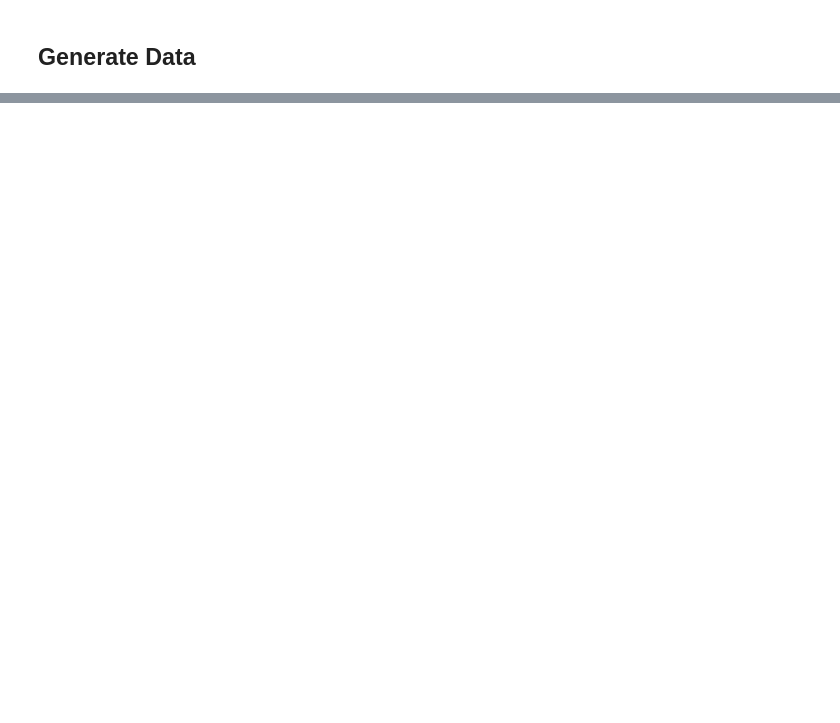
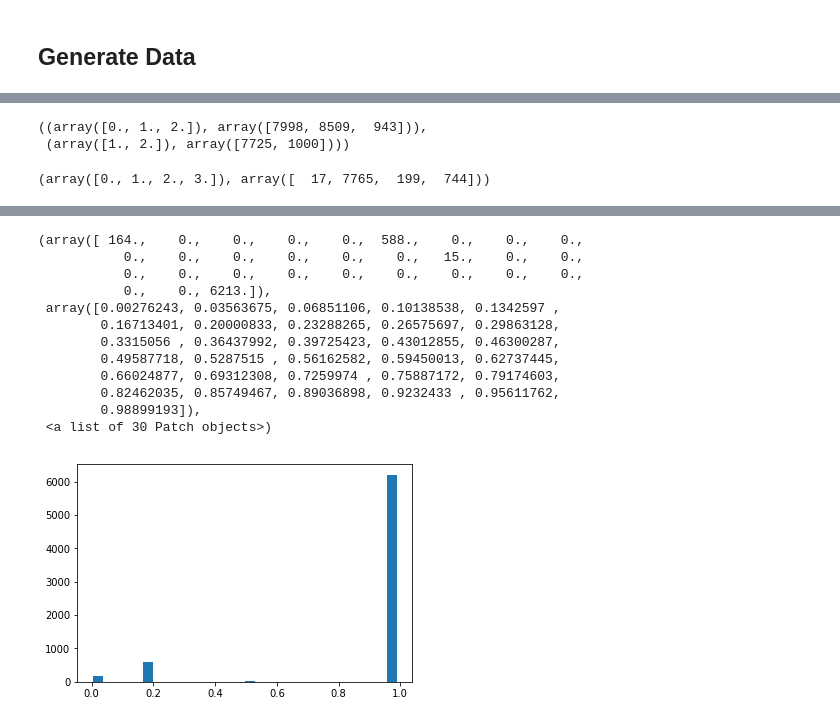
Before and after one commit to tsy935/metal, a Jupyter notebook: metal/contrib/slicing/synthetics/synthetics-sandbox.ipynb, the cells around one changed output, grey strips where cells are left out. Saved outputs shown, nothing was run; the diff lists cells and outputs as text; code cells hidden in the pictures; blank space fills up the shorter version.

```diff
--- a/metal/contrib/slicing/synthetics/synthetics-sandbox.ipynb
+++ b/metal/contrib/slicing/synthetics/synthetics-sandbox.ipynb
@@ -434,5 +23,0 @@ display_scores(scores, experiment_config['x_var'], [None])
-# %%
-experiment_config['seed'] = 33
-scores = \
-    simulate(config, generate_synthetic_data, experiment_config, model_configs)
-display_scores(scores, experiment_config['x_var'], [None])
@@ -595,0 +28,15 @@ plot_slice_scores(lf_rec_scores, xlabel="Head LF Recall")
+# %%
+def generate_uniform_circle_data(n, center, radius):
+    length = np.sqrt(np.random.uniform(0, 1, n)) * radius
+    angle = np.pi * np.random.uniform(
+        0, 2, n
+    )  # cover full range from 0 to 2pi
+    x = length * np.cos(angle) + center[0]
+    y = length * np.sin(angle) + center[1]
+    return np.vstack((x, y)).T
+
+
+def get_circle_idx(X, center, radius):
+    h, k = center
+    idx = np.sqrt((X[:, 0] - h) ** 2 + (X[:, 1] - k) ** 2) < radius
+    return idx
@@ -595,0 +129,34 @@ plot_slice_scores(lf_rec_scores, xlabel="Head LF Recall")
+# %%
+np.unique(L, return_counts=True), np.unique(Y, return_counts=True)
+# %% [output]
+((array([0., 1., 2.]), array([7998, 8509,  943])),
+ (array([1., 2.]), array([7725, 1000])))
+# %%
+np.unique(L.sum(axis=1), return_counts=True)
+# %% [output]
+(array([0., 1., 2., 3.]), array([  17, 7765,  199,  744]))
+# %%
+from simulate import simulate, experiment_config
+split_idx = int(len(X) * experiment_config["train_prop"])
+X = torch.from_numpy(X.astype(np.float32))
+L = L.astype(np.float32)
+Y = Y.astype(np.float32)
+X_train, X_test = X[:split_idx], X[split_idx:]
+Y_train, Y_test = Y[:split_idx], Y[split_idx:]  # no gt train data!
+L_train, L_test = L[:split_idx], L[split_idx:]
+C_train, C_test = C[:split_idx], C[split_idx:]
+overlap_train, overlap_test = overlap_idx[:split_idx], overlap_idx[split_idx:]
+# %%
+accs = []
+from metal.metrics import accuracy_score
+for lf_idx in range(L_train.shape[1]):
+    voted_idx = L_test[:, lf_idx] != 0
+    accs.append(accuracy_score(L_test[voted_idx, lf_idx], Y_test[voted_idx]))
+
+print (accs)
+
+# accs = np.array([0.9, 0.1]).astype(np.float32)
+from metal.contrib.slicing.experiment_utils import generate_weak_labels
+Y_tilde_accs = generate_weak_labels(L_train, np.array(accs))
+plt.hist(Y_tilde_accs[:, 0], 30)
+# %% [output]
@@ -595,0 +165,13 @@ plot_slice_scores(lf_rec_scores, xlabel="Head LF Recall")
+(array([ 164.,    0.,    0.,    0.,    0.,  588.,    0.,    0.,    0.,
+           0.,    0.,    0.,    0.,    0.,    0.,   15.,    0.,    0.,
+           0.,    0.,    0.,    0.,    0.,    0.,    0.,    0.,    0.,
+           0.,    0., 6213.]),
+ array([0.00276243, 0.03563675, 0.06851106, 0.10138538, 0.1342597 ,
+        0.16713401, 0.20000833, 0.23288265, 0.26575697, 0.29863128,
+        0.3315056 , 0.36437992, 0.39725423, 0.43012855, 0.46300287,
+        0.49587718, 0.5287515 , 0.56162582, 0.59450013, 0.62737445,
+        0.66024877, 0.69312308, 0.7259974 , 0.75887172, 0.79174603,
+        0.82462035, 0.85749467, 0.89036898, 0.9232433 , 0.95611762,
+        0.98899193]),
+ <a list of 30 Patch objects>)
+[figure, added]
```
Also changed, not shown: parts of 49 cells of this notebook, 4 other files.
